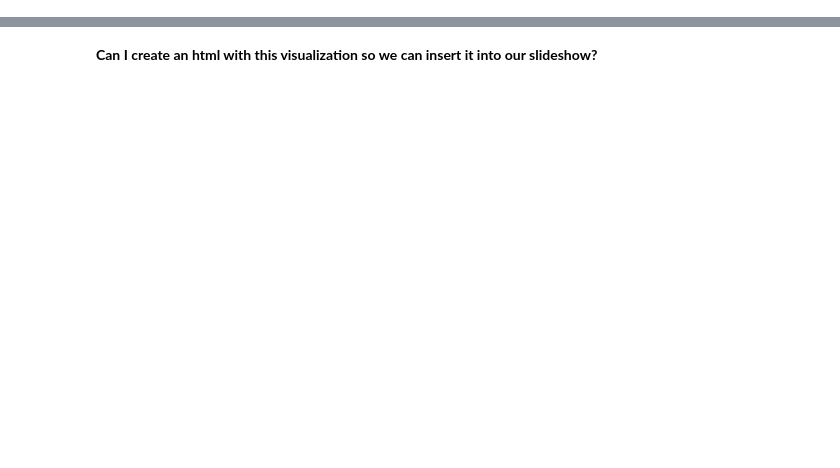
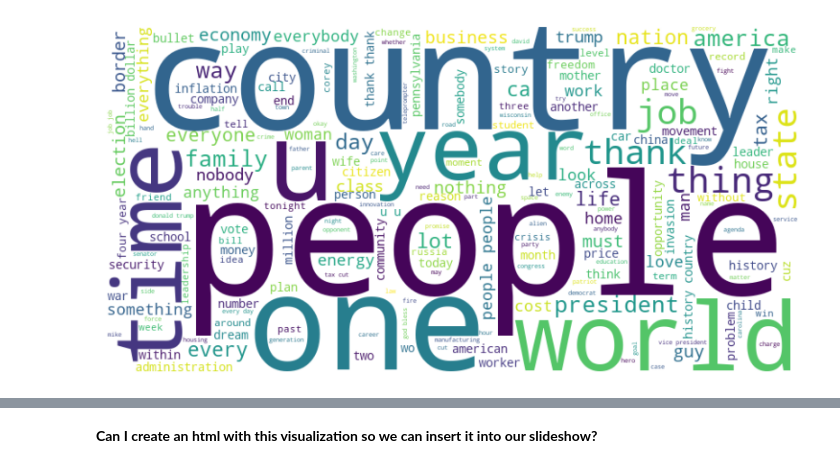
Before and after one commit to femkemunting/mis284n_final_project, a Jupyter notebook: topic_modeling.ipynb, the cells around one changed output, grey strips where cells are left out. Cells and saved outputs as stored; diff of their text form; code cells hidden in the pictures; blank space fills up the shorter version.

```diff
--- a/topic_modeling.ipynb
+++ b/topic_modeling.ipynb
@@ -38,8 +421,12 @@ speech_info['Video ID'] = speech_info['YouTube Speech Link'].str.extract(r'v=([a
 vidID_to_speechID = dict(zip(speech_info['Video ID'], speech_info['Speech ID'],))
 
 # get video id for transcripts
-clip_transcripts = pd.read_csv('data-files/transcript_data_combined.csv')
-clip_transcripts['Video ID'] = clip_transcripts['YouTube URL'].str.extract(r'youtu\.be/([a-zA-Z0-9_-]+)')
+clips = pd.read_csv('data-files/transcripts_w_lies.csv')
+clips['Video ID'] = clips['YouTube URL'].str.extract(r'youtu\.be/([a-zA-Z0-9_-]+)')
+clips['Video ID'] = clips['Video ID'].fillna('XokApnr_Cak') # just manually inserted this one because it had a different pattern
 
 # replace video id with speech id and save to new column
-clip_transcripts['Speech ID'] = clip_transcripts['Video ID'].replace(vidID_to_speechID).astype('int')
+clips['Speech ID'] = clips['Video ID'].replace(vidID_to_speechID).astype('int')
+
+# add speaker to clips df to use later
+clips = pd.merge(clips, speech_info[['Speech ID', 'Speaker']], how = 'left', on = 'Speech ID')
@@ -122,0 +504,58 @@ Topic 9: 0.028*"thank" + 0.018*"people" + 0.016*"us" + 0.013*"great" + 0.011*"on
+# %%
+# word cloud of nouns after lemmatizing, removing, stopwords, and removing numeric characters
+
+# increase stop words
+stop_words = set(stopwords.words('english'))
+# additional_stop_words = {'government', 'policy', 'official', 'public', 'state', 'office', 'vote', 'elect',
+#                          'represent', 'committee', 'agenda', 'country', 'nation', 'region', 'district',
+#                          'area', 'say', 'said', 'stated', 'claim', 'announce', 'america', 'american',
+#                          'know', 'want','people', 'president', 'going', 'goes', 'gone', 'went', 'us'
+#                         }
+# stop_words.update(additional_stop_words)
+# Initialize the lemmatizer
+lemmatizer = WordNetLemmatizer()
+
+# Helper function to map NLTK POS tags to WordNet POS tags
+def get_wordnet_pos(tag):
+    if tag.startswith('J'):
+        return wordnet.ADJ
+    elif tag.startswith('V'):
+        return wordnet.VERB
+    elif tag.startswith('N'):
+        return wordnet.NOUN
+    elif tag.startswith('R'):
+        return wordnet.ADV
+    else:
+        return wordnet.NOUN  # Default to noun if no match
+
+def preprocess(text):
+    # Tokenize and convert text to lowercase
+    tokens = word_tokenize(text.lower())
+
+    # Remove stopwords and non-alphabetic words
+    tokens = [word for word in tokens if word not in stop_words and word.isalpha()]
+
+    # POS tagging
+    pos_tags = pos_tag(tokens)
+
+    # Filter to keep only nouns
+    noun_tokens = [word for word, tag in pos_tags if get_wordnet_pos(tag) in {wordnet.NOUN}] #, wordnet.VERB
+
+    # Lemmatize nouns
+    lemmatized_words = [lemmatizer.lemmatize(word, wordnet.NOUN) for word in noun_tokens]
+
+    return lemmatized_words
+
+# Combine all text in the column into one large string
+text = ' '.join(clips['Transcript'].dropna().apply(preprocess).apply(lambda x: ' '.join(x)))
+
+# Create a WordCloud object
+wordcloud = WordCloud(width=800, height=400, background_color='white').generate(text)
+
+# Display the word cloud
+plt.figure(figsize=(10, 5))
+plt.imshow(wordcloud, interpolation='bilinear')
+plt.axis('off')  # Hide the axes
+plt.show()
+# %% [output]
+[figure, added]
```
Also changed, not shown: parts of 45 cells of this notebook.
